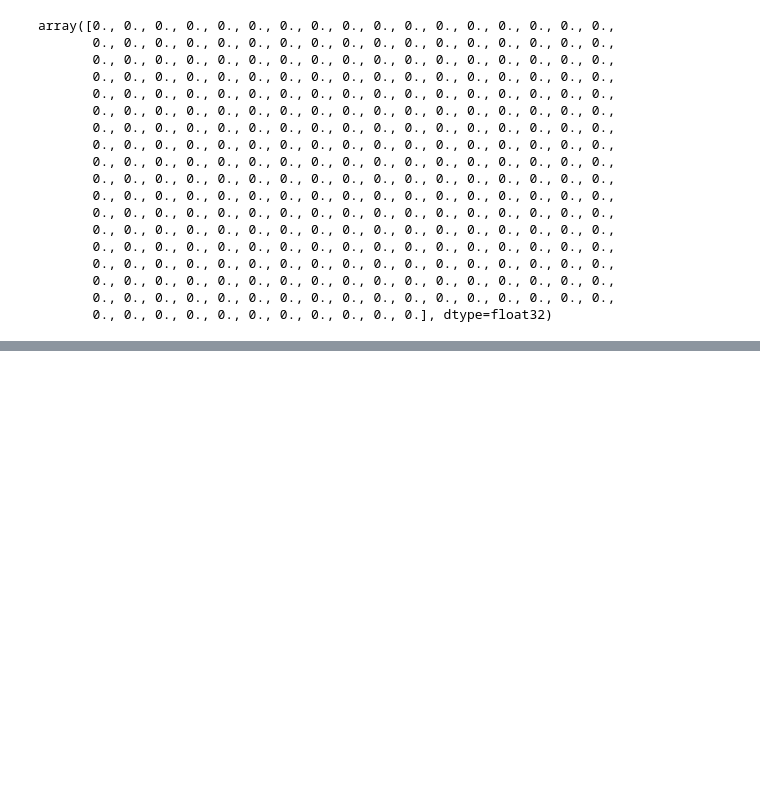
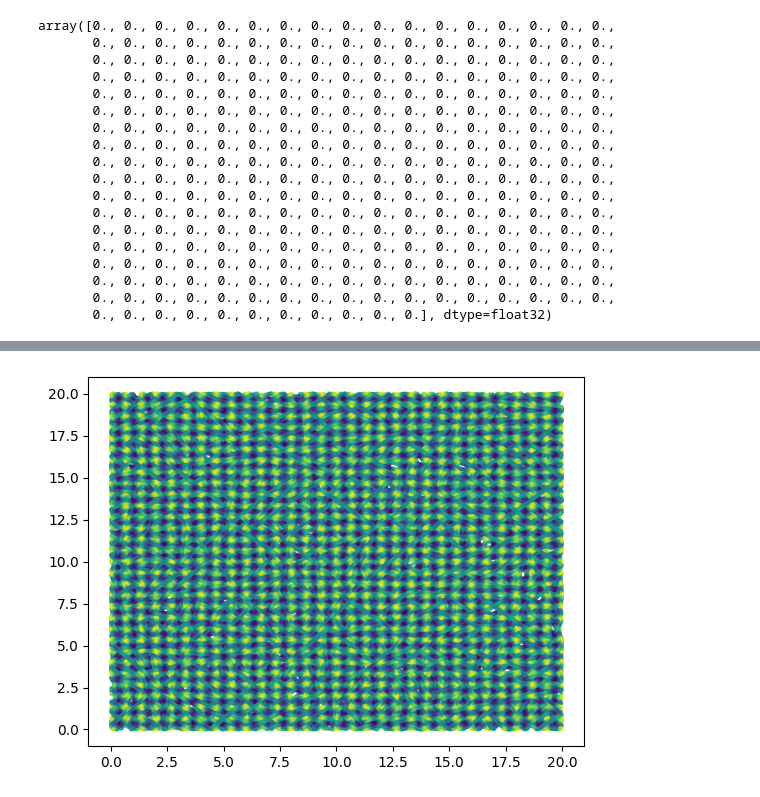
Before and after one commit to iKiru-hub/PCNN, a Jupyter notebook: notebooks/lab_pcore_2.ipynb, the cells around one changed output, grey strips where cells are left out. Cells and saved outputs as stored; diff of their text form; code cells hidden in the pictures; blank space fills up the shorter version.

```diff
--- a/notebooks/lab_pcore_2.ipynb
+++ b/notebooks/lab_pcore_2.ipynb
@@ -177,0 +256,5 @@ array([0., 0., 0., 0., 0., 0., 0., 0., 0., 0., 0., 0., 0., 0., 0., 0., 0.,
+# %%
+asum = activity[:, :].mean(axis=0)
+plt.scatter(*np.array(points[1:]).T, c=asum, s=np.where(asum>0.02, 4, 0), alpha=0.5);
+# %% [output]
+[figure, added]
```
Also changed, not shown: parts of 11 cells of this notebook, 1 other file.
